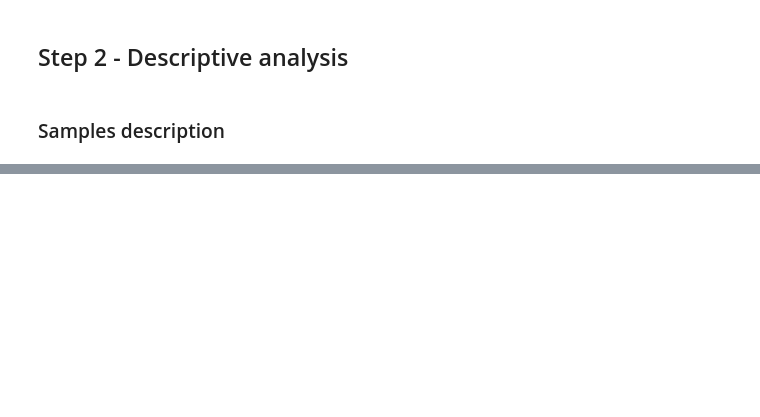
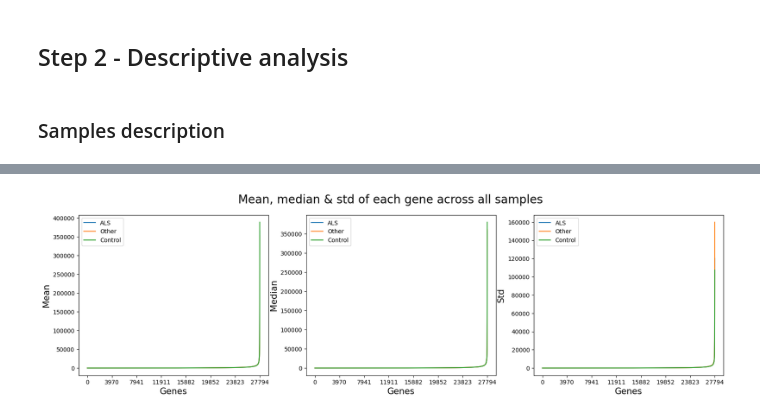
Before and after one commit to Martin-Masson/projet-ml-bioinfo, a Jupyter notebook: data_processing.ipynb, the cells around one changed output, grey strips where cells are left out. Saved outputs shown, nothing was run; the diff lists cells and outputs as text; code cells hidden in the pictures; blank space fills up the shorter version.

```diff
--- a/data_processing.ipynb
+++ b/data_processing.ipynb
@@ -196,0 +360,4 @@ plt.show()
+# %%
+sequences.plot_metrics()
+# %% [output]
+[figure, added]
```
Also changed, not shown: parts of 24 cells of this notebook, 3 other files.
